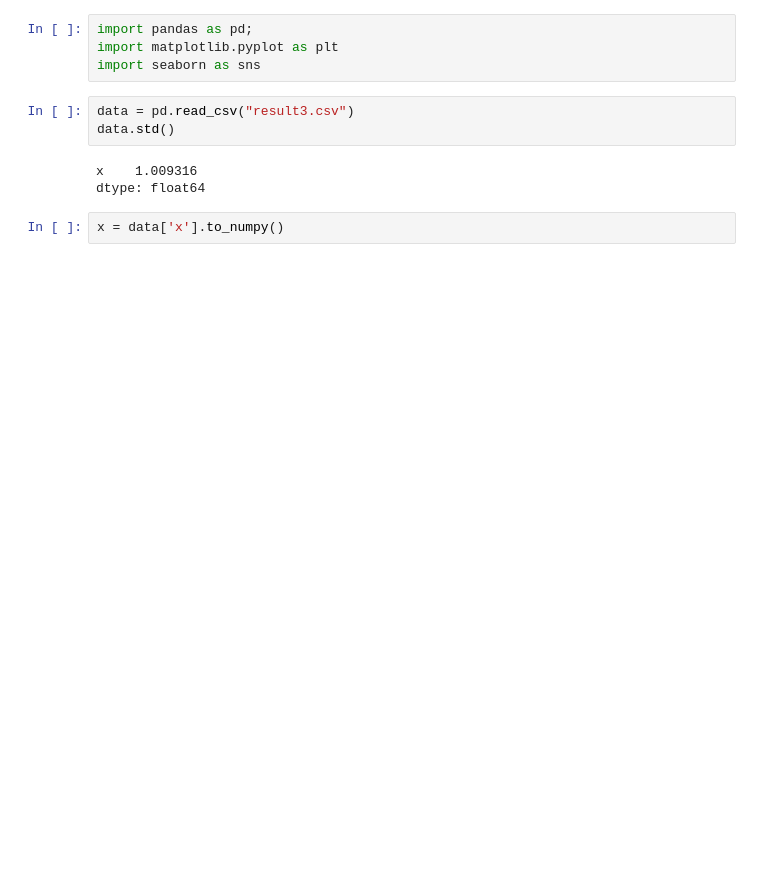
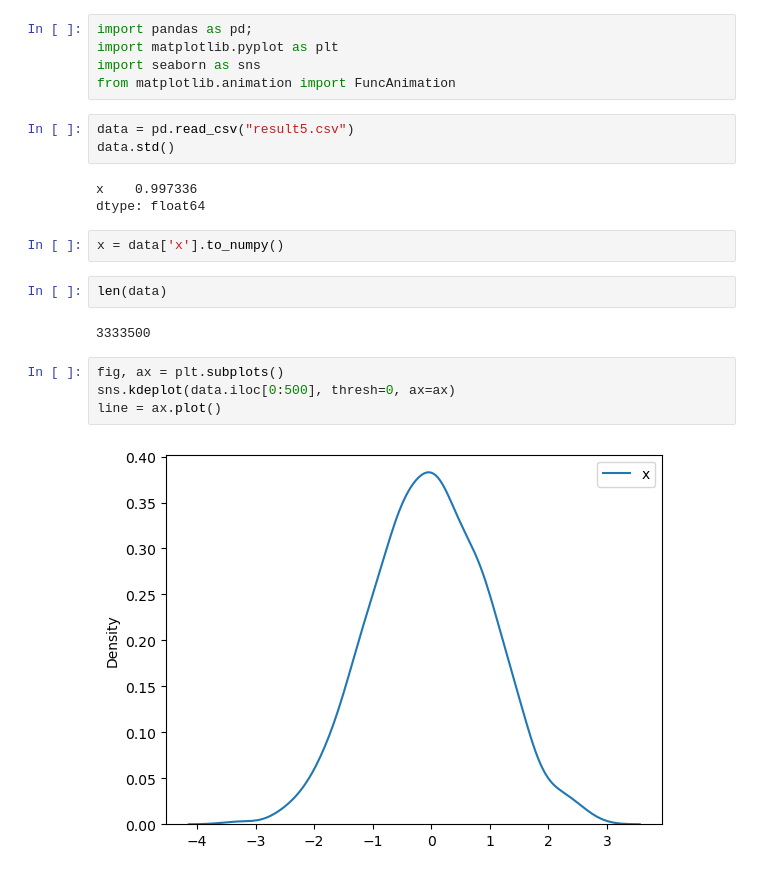
Before and after one commit to ytskuh/manybody, a Jupyter notebook: graphical.ipynb, the cells around one changed output. Drawn from its saved outputs; the diff is of its cells as text; blank space fills up the shorter version.

```diff
--- a/graphical.ipynb
+++ b/graphical.ipynb
@@ -2,11 +2,22 @@
 import pandas as pd;
 import matplotlib.pyplot as plt
 import seaborn as sns
+from matplotlib.animation import FuncAnimation
 # %%
-data = pd.read_csv("result3.csv")
+data = pd.read_csv("result5.csv")
 data.std()
 # %% [output]
-x    1.009316
+x    0.997336
 dtype: float64
 # %%
 x = data['x'].to_numpy()
+# %%
+len(data)
+# %% [output]
+3333500
+# %%
+fig, ax = plt.subplots()
+sns.kdeplot(data.iloc[0:500], thresh=0, ax=ax)
+line = ax.plot()
+# %% [output]
+[figure, added]
```
Also changed, not shown: parts of 4 cells of this notebook, 1 other file.
